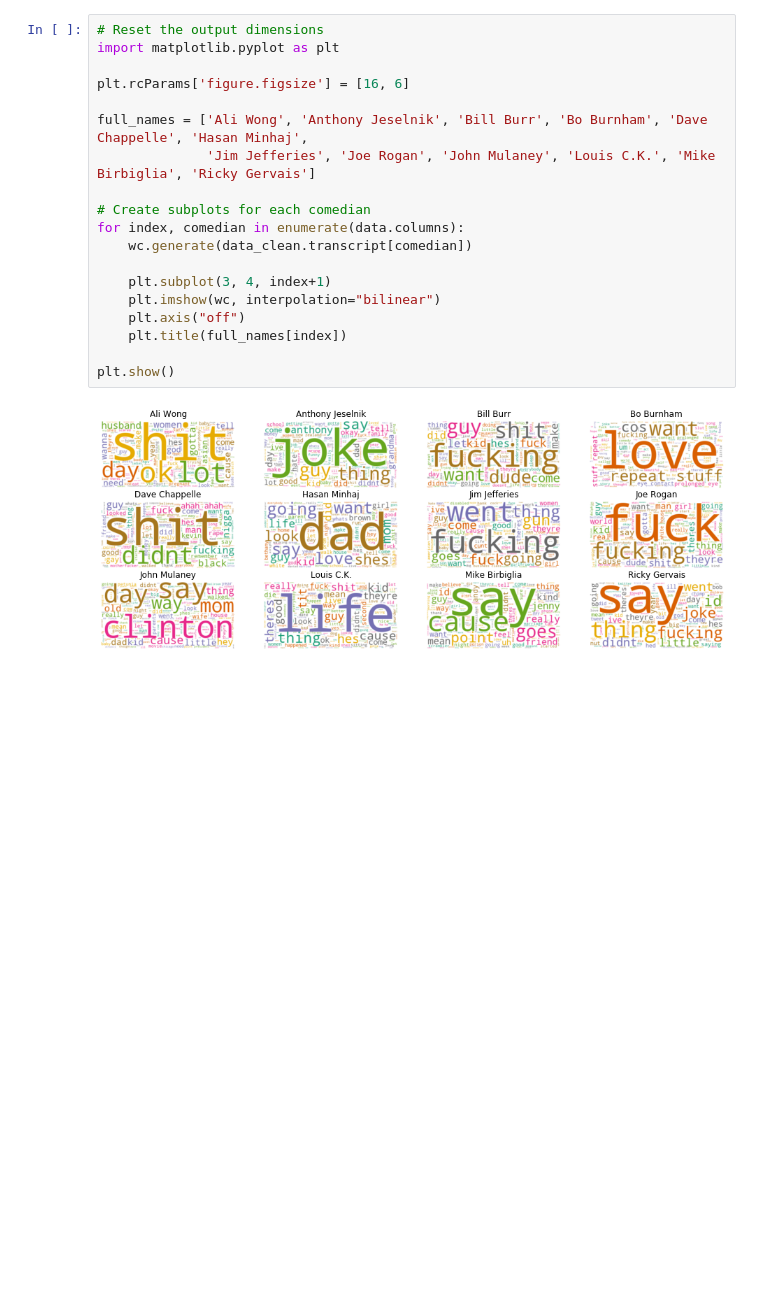
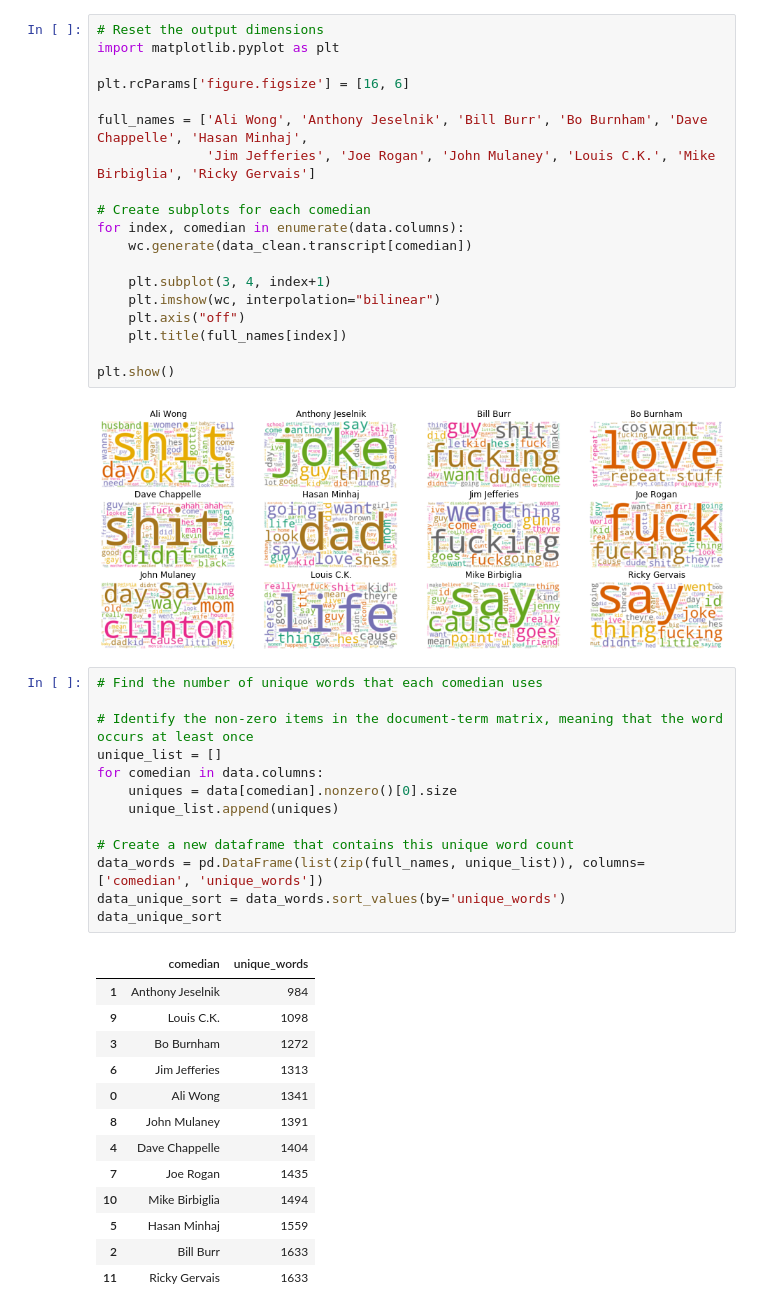
Before and after one commit to Hassan-AlHajri/NLP, a Jupyter notebook: NLP/NLP.ipynb, the cells around one changed output. Drawn from its saved outputs; the diff is of its cells as text; blank space fills up the shorter version.

```diff
--- a/NLP/NLP.ipynb
+++ b/NLP/NLP.ipynb
@@ -378,3 +378,30 @@ for index, comedian in enumerate(data.columns):
 plt.show()
 # %% [output]
 [figure]
+# %%
+# Find the number of unique words that each comedian uses
+
+# Identify the non-zero items in the document-term matrix, meaning that the word occurs at least once
+unique_list = []
+for comedian in data.columns:
+    uniques = data[comedian].nonzero()[0].size
+    unique_list.append(uniques)
+
+# Create a new dataframe that contains this unique word count
+data_words = pd.DataFrame(list(zip(full_names, unique_list)), columns=['comedian', 'unique_words'])
+data_unique_sort = data_words.sort_values(by='unique_words')
+data_unique_sort
+# %% [output]
+|  | comedian | unique_words |
+| 1 | Anthony Jeselnik | 984 |
+| 9 | Louis C.K. | 1098 |
+| 3 | Bo Burnham | 1272 |
+| 6 | Jim Jefferies | 1313 |
+| 0 | Ali Wong | 1341 |
+| 8 | John Mulaney | 1391 |
+| 4 | Dave Chappelle | 1404 |
+| 7 | Joe Rogan | 1435 |
+| 10 | Mike Birbiglia | 1494 |
+| 5 | Hasan Minhaj | 1559 |
+| 2 | Bill Burr | 1633 |
+| 11 | Ricky Gervais | 1633 |
```
Also changed, not shown: parts of 5 cells of this notebook.
